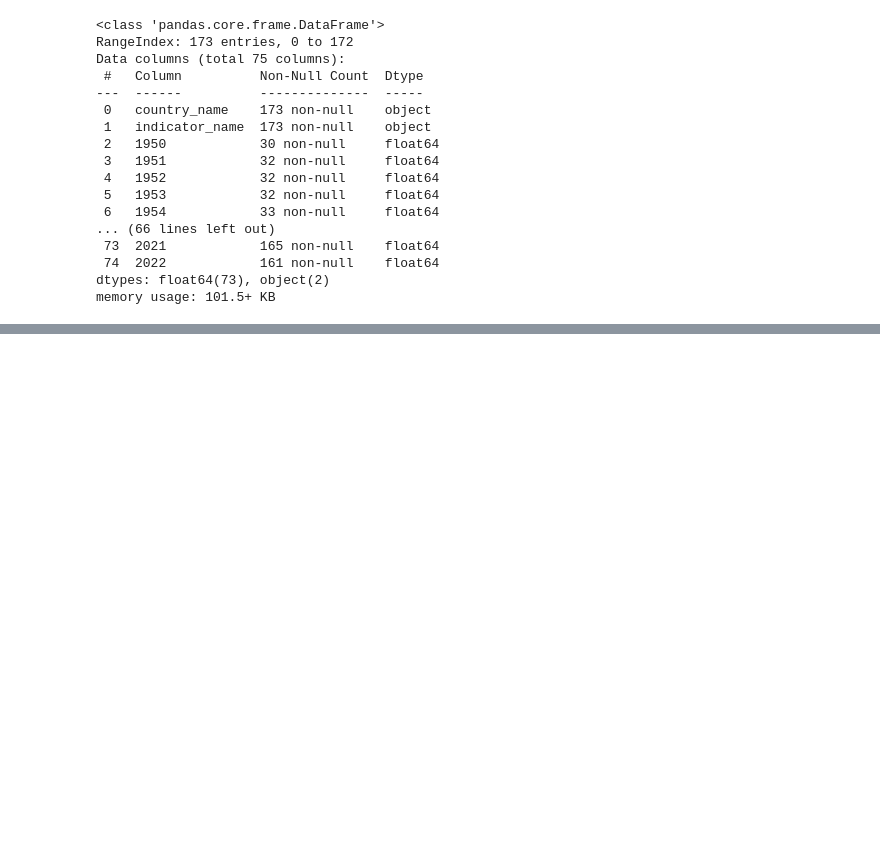
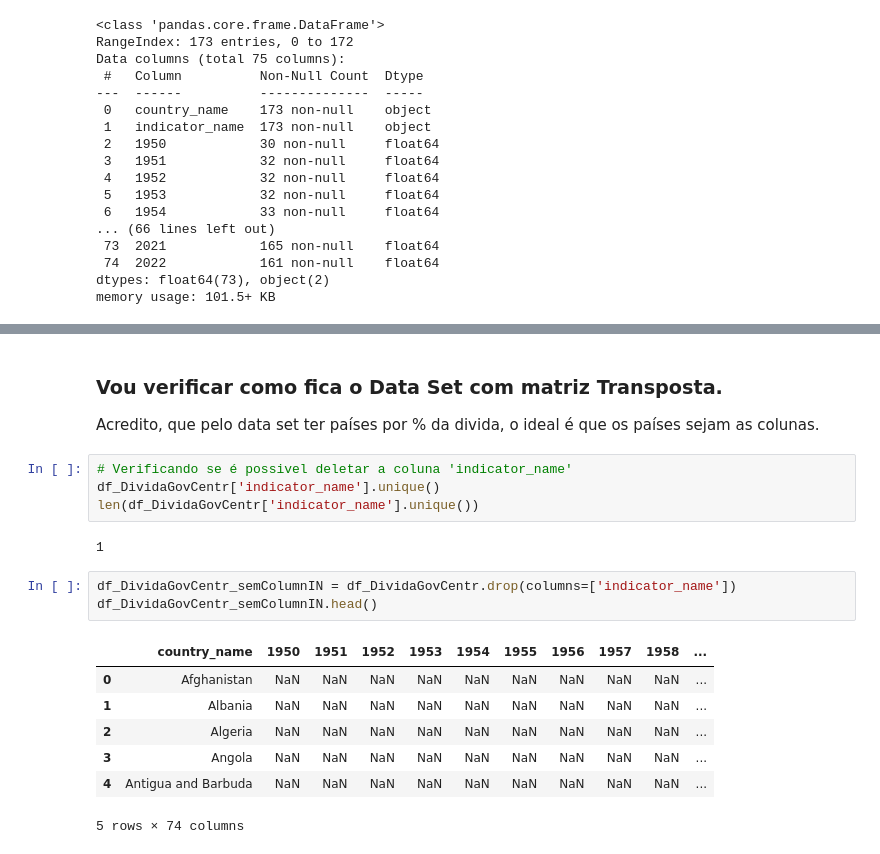
Before and after one commit to caiomiazzi/Global_Debt_Dataset, a Jupyter notebook: explorando_central_government_debts.ipynb, the cells around one changed output, grey strips where cells are left out. Drawn from its saved outputs; the diff is of its cells as text; blank space fills up the shorter version.

```diff
--- a/explorando_central_government_debts.ipynb
+++ b/explorando_central_government_debts.ipynb
@@ -93,0 +151,21 @@ df_DividaGovCentr.isnull()
+# %% [markdown]
+### Vou verificar como fica o Data Set com matriz Transposta.
+
+Acredito, que pelo data set ter países por % da divida, o ideal é que os países sejam as colunas.
+# %%
+# Verificando se é possivel deletar a coluna 'indicator_name'
+df_DividaGovCentr['indicator_name'].unique()
+len(df_DividaGovCentr['indicator_name'].unique())
+# %% [output]
+1
+# %%
+df_DividaGovCentr_semColumnIN = df_DividaGovCentr.drop(columns=['indicator_name'])
+df_DividaGovCentr_semColumnIN.head()
+# %% [output]
+|  | country_name | 1950 | 1951 | 1952 | 1953 | 1954 | 1955 | 1956 | 1957 | 1958 | ... |
+| 0 | Afghanistan | NaN | NaN | NaN | NaN | NaN | NaN | NaN | NaN | NaN | ... |
+| 1 | Albania | NaN | NaN | NaN | NaN | NaN | NaN | NaN | NaN | NaN | ... |
+| 2 | Algeria | NaN | NaN | NaN | NaN | NaN | NaN | NaN | NaN | NaN | ... |
+| 3 | Angola | NaN | NaN | NaN | NaN | NaN | NaN | NaN | NaN | NaN | ... |
+| 4 | Antigua and Barbuda | NaN | NaN | NaN | NaN | NaN | NaN | NaN | NaN | NaN | ... |
+5 rows × 74 columns
```
Also changed, not shown: parts of 12 cells of this notebook.
